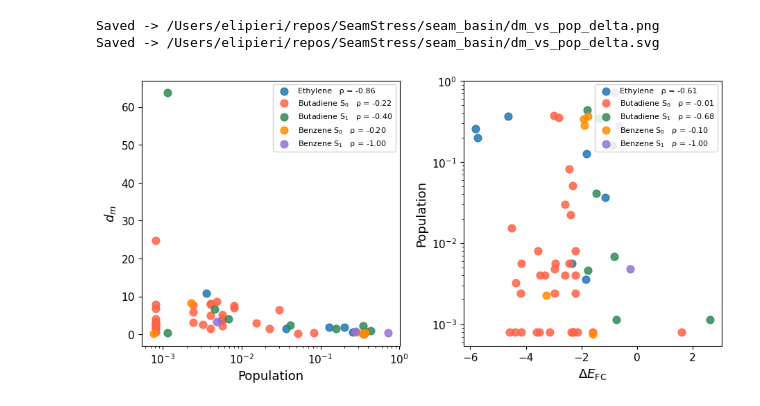
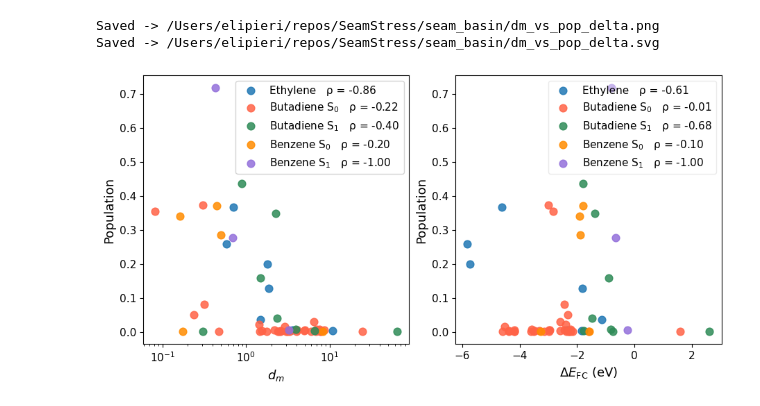
Before and after one commit to PieriLab/SeamStress, a Jupyter notebook: plotting_notebooks/dm_vs_pop.ipynb, the cells around one changed output. Drawn from its saved outputs; the diff is of its cells as text; code cells hidden in the pictures.

```diff
--- a/plotting_notebooks/dm_vs_pop.ipynb
+++ b/plotting_notebooks/dm_vs_pop.ipynb
@@ -10,10 +10,10 @@ BASE_DIR = Path("/Users/elipieri/repos/SeamStress")
 
 DATASETS = {
     "ethylene":     (r"Ethylene",          "tab:blue"),
-    "butadiene_s0": (r"Butadiene S$_0$",   "tomato"),
-    "butadiene_s1": (r"Butadiene S$_1$",   "seagreen"),
-    "benzene_s0":   (r"Benzene S$_0$",     "darkorange"),
-    "benzene_s1":   (r"Benzene S$_1$",     "mediumpurple"),
+    "butadiene_s0": (r"Butadiene $S_0/$",   "tomato"),
+    "butadiene_s1": (r"Butadiene $S_1/$",   "seagreen"),
+    "benzene_s0":   (r"Benzene $S_0/$",     "darkorange"),
+    "benzene_s1":   (r"Benzene $S_1/$",     "mediumpurple"),
 }
 
 LABEL_SIZE  = 13
@@ -94,46 +94,45 @@ for ds, (label, color) in DATASETS.items():
     if df.empty:
         continue
 
-    # ── Left: d_m vs population ───────────────────────────────────────────────
-    valid1 = df.dropna(subset=["pop", "d_m"])
+    # ── Left: population (y) vs d_m (x, log) ─────────────────────────────────
+    valid1 = df.dropna(subset=["d_m", "pop"])
     if len(valid1) >= 2:
-        rho1, _ = spearmanr(valid1["pop"], valid1["d_m"])
-        leg1 = f"{label}   ρ = {rho1:+.2f}"
+        rho1, _ = spearmanr(valid1["d_m"], valid1["pop"])
+        leg1 = f"{label}   \u03c1 = {rho1:+.2f}"
     else:
         leg1 = label
-    ax1.scatter(valid1["pop"], valid1["d_m"],
+    ax1.scatter(valid1["d_m"], valid1["pop"],
                 color=color, s=MARKER_S, alpha=MARKER_A, label=leg1)
 
-    # ── Right: population vs delta ────────────────────────────────────────────
+    # ── Right: population (y) vs delta (x) ───────────────────────────────────
     valid2 = df.dropna(subset=["delta", "pop"])
     if len(valid2) >= 2:
         rho2, _ = spearmanr(valid2["delta"], valid2["pop"])
-        leg2 = f"{label}   ρ = {rho2:+.2f}"
+        leg2 = f"{label}   \u03c1 = {rho2:+.2f}"
     else:
         leg2 = label
     ax2.scatter(valid2["delta"], valid2["pop"],
                 color=color, s=MARKER_S, alpha=MARKER_A, label=leg2)
 
 # ── Left panel formatting ─────────────────────────────────────────────────────
 ax1.set_xscale("log")
-ax1.set_xlabel("Population", fontsize=LABEL_SIZE)
-ax1.set_ylabel(r"$d_m$", fontsize=LABEL_SIZE)
+ax1.set_xlabel(r"$d_m$", fontsize=LABEL_SIZE)
+ax1.set_ylabel("Population", fontsize=LABEL_SIZE)
 ax1.tick_params(labelsize=TICK_SIZE)
-ax1.legend(fontsize=8, framealpha=0.85, loc="upper right")
+ax1.legend(fontsize=11, framealpha=0.85, loc="best")
 
 # ── Right panel formatting ────────────────────────────────────────────────────
-ax2.set_yscale("log")
-ax2.set_xlabel(r"$\Delta E_\mathrm{FC}$", fontsize=LABEL_SIZE)
+ax2.set_xlabel(r"$\Delta E_{\mathrm{FC}}$ (eV)", fontsize=LABEL_SIZE)
 ax2.set_ylabel("Population", fontsize=LABEL_SIZE)
 ax2.tick_params(labelsize=TICK_SIZE)
-ax2.legend(fontsize=8, framealpha=0.85, loc="upper right")
+ax2.legend(fontsize=11, framealpha=0.4, loc="best")
 
 fig.savefig(OUTPUT_PNG, dpi=OUTPUT_DPI, bbox_inches="tight")
 fig.savefig(OUTPUT_SVG, dpi=OUTPUT_DPI, bbox_inches="tight")
 print(f"Saved -> {OUTPUT_PNG}")
 print(f"Saved -> {OUTPUT_SVG}")
 plt.show()
 # %% [output]
 Saved -> /Users/elipieri/repos/SeamStress/seam_basin/dm_vs_pop_delta.png
 Saved -> /Users/elipieri/repos/SeamStress/seam_basin/dm_vs_pop_delta.svg
-[figure, old version]
+[figure, new version]
```
